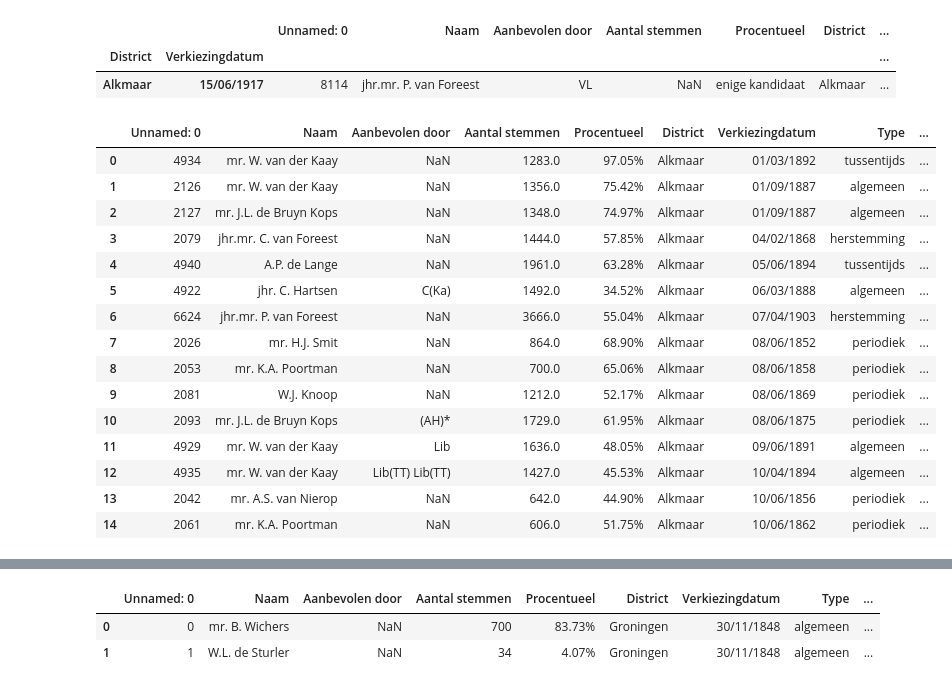
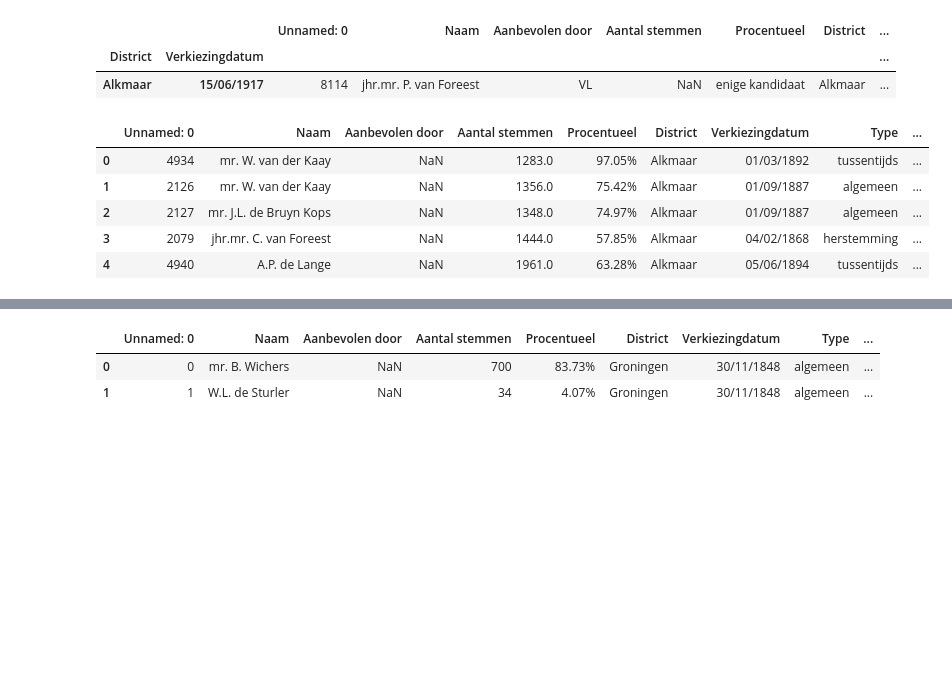
Before and after one commit to basm92/Polrents, a Jupyter notebook: Code/data_to_analysis_matched.ipynb, the cells around one changed output, grey strips where cells are left out. Cells and saved outputs as stored; diff of their text form; code cells hidden in the pictures; blank space fills up the shorter version.

```diff
--- a/Code/data_to_analysis.ipynb
+++ b/Code/data_to_analysis_matched.ipynb
@@ -131,44 +121,34 @@ a
 # %%
 # Brief outline togo chto ja xochu
 
 allwinners = []
 
 for i in all_candidates_elections.groupby(['District', 'Verkiezingdatum']).groups:
 
     cur_election = grouped_allelec.loc[(i[0], i[1])]
 
     # Ischi skolko sideniy v dataframe hoeveelzetels i pishi eto v peremenuiu
     try:
         skolkosidenij = hoeveelzetels[i[0]][i[1]]
     except:
         skolkosidenij = cur_election['Aantal zetels'].iloc[0]
     # Vybrat stolko nabliudenij skolko ukazano v tolkto chto cdelannoi peremennoy
     try:
         int(skolkosidenij)
     except:
         continue
     cur_winners = cur_election.head(int(skolkosidenij))
     allwinners.append(cur_winners)
 
 allwinners_df = pd.concat(allwinners).reset_index(drop=True)
-allwinners_df.head(15)
+allwinners_df.head(5)
 # %% [output]
 |  | Unnamed: 0 | Naam | Aanbevolen door | Aantal stemmen | Procentueel | District | Verkiezingdatum | Type | ... |
 | 0 | 4934 | mr. W. van der Kaay | NaN | 1283.0 | 97.05% | Alkmaar | 01/03/1892 | tussentijds | ... |
 | 1 | 2126 | mr. W. van der Kaay | NaN | 1356.0 | 75.42% | Alkmaar | 01/09/1887 | algemeen | ... |
 | 2 | 2127 | mr. J.L. de Bruyn Kops | NaN | 1348.0 | 74.97% | Alkmaar | 01/09/1887 | algemeen | ... |
 | 3 | 2079 | jhr.mr. C. van Foreest | NaN | 1444.0 | 57.85% | Alkmaar | 04/02/1868 | herstemming | ... |
 | 4 | 4940 | A.P. de Lange | NaN | 1961.0 | 63.28% | Alkmaar | 05/06/1894 | tussentijds | ... |
-| 5 | 4922 | jhr. C. Hartsen | C(Ka) | 1492.0 | 34.52% | Alkmaar | 06/03/1888 | algemeen | ... |
-| 6 | 6624 | jhr.mr. P. van Foreest | NaN | 3666.0 | 55.04% | Alkmaar | 07/04/1903 | herstemming | ... |
-| 7 | 2026 | mr. H.J. Smit | NaN | 864.0 | 68.90% | Alkmaar | 08/06/1852 | periodiek | ... |
-| 8 | 2053 | mr. K.A. Poortman | NaN | 700.0 | 65.06% | Alkmaar | 08/06/1858 | periodiek | ... |
-| 9 | 2081 | W.J. Knoop | NaN | 1212.0 | 52.17% | Alkmaar | 08/06/1869 | periodiek | ... |
-| 10 | 2093 | mr. J.L. de Bruyn Kops | (AH)* | 1729.0 | 61.95% | Alkmaar | 08/06/1875 | periodiek | ... |
-| 11 | 4929 | mr. W. van der Kaay | Lib | 1636.0 | 48.05% | Alkmaar | 09/06/1891 | algemeen | ... |
-| 12 | 4935 | mr. W. van der Kaay | Lib(TT) Lib(TT) | 1427.0 | 45.53% | Alkmaar | 10/04/1894 | algemeen | ... |
-| 13 | 2042 | mr. A.S. van Nierop | NaN | 642.0 | 44.90% | Alkmaar | 10/06/1856 | periodiek | ... |
-| 14 | 2061 | mr. K.A. Poortman | NaN | 606.0 | 51.75% | Alkmaar | 10/06/1862 | periodiek | ... |
 # %%
 # What to do?
 
```
Also changed, not shown: parts of 2 cells of this notebook.
